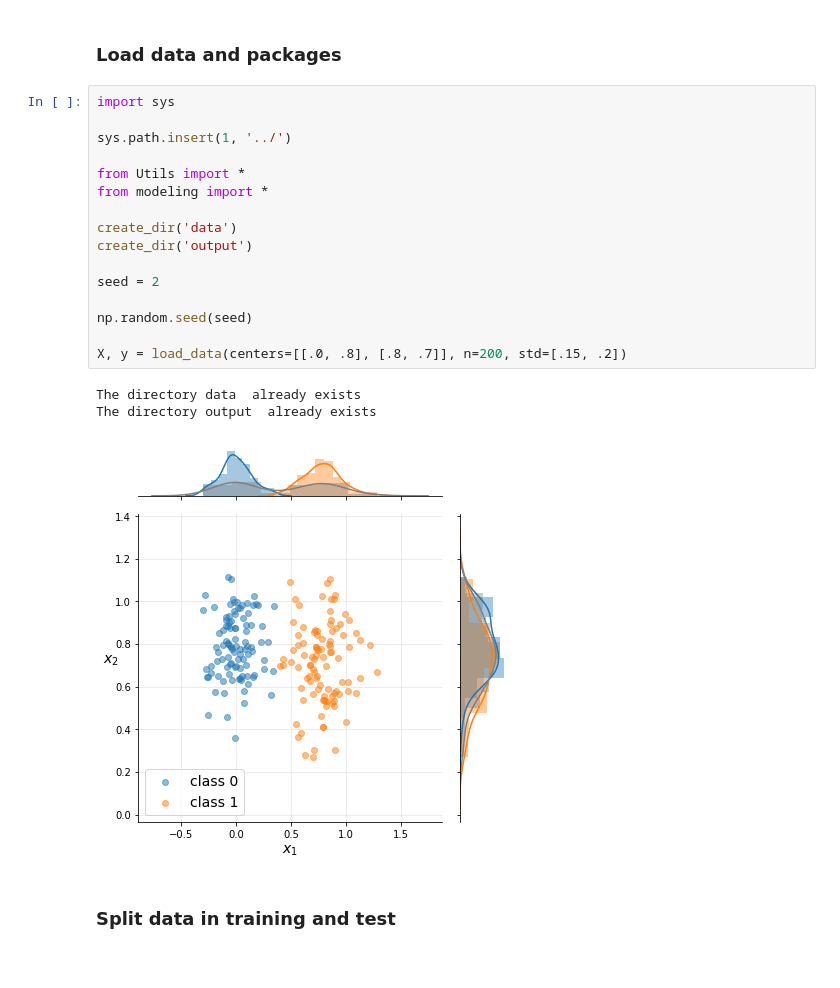
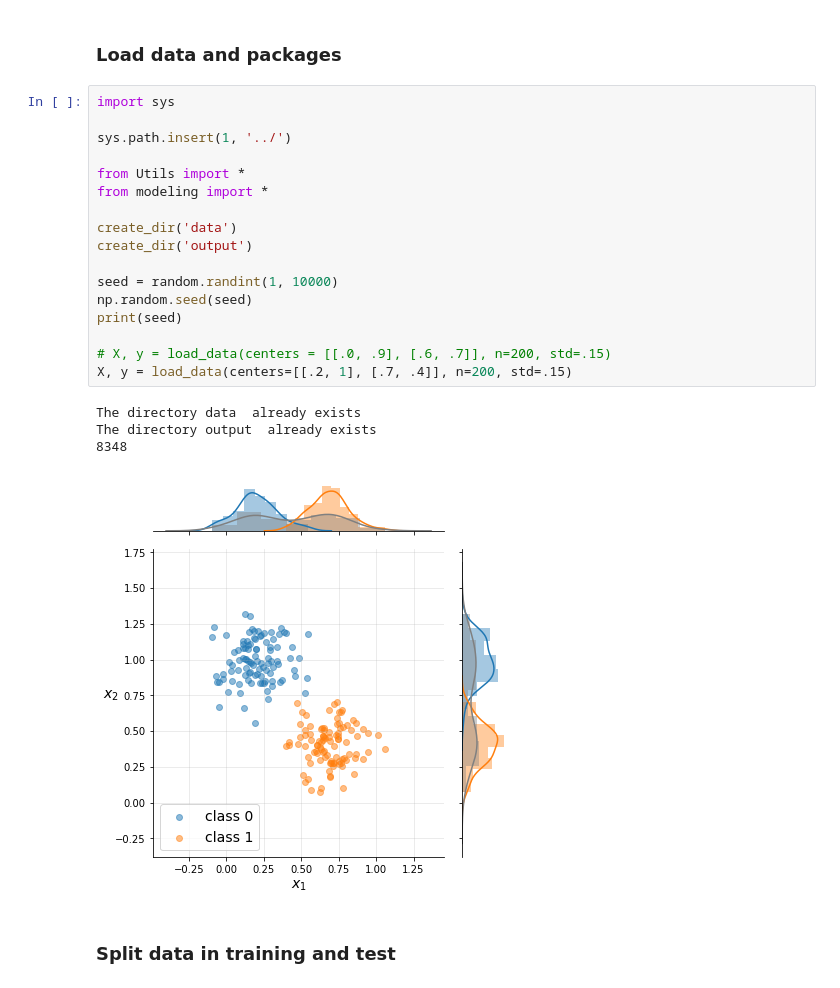
Before and after one commit to amacaluso/Quantum-Ensemble-for-Classification, a Jupyter notebook: notebooks/ensemble_vs_single.ipynb, the cells around one changed output. Drawn from its saved outputs; the diff is of its cells as text.

Commit message:
experiment N=200, 4 seeds complete

```diff
--- a/notebooks/ensemble_vs_single.ipynb
+++ b/notebooks/ensemble_vs_single.ipynb
@@ -5,23 +5,25 @@
 # %%
 import sys
 
 sys.path.insert(1, '../')
 
 from Utils import *
 from modeling import *
 
 create_dir('data')
 create_dir('output')
 
-seed = 2
+seed = random.randint(1, 10000)
+np.random.seed(seed)
+print(seed)
 
-np.random.seed(seed)
-
-X, y = load_data(centers=[[.0, .8], [.8, .7]], n=200, std=[.15, .2])
+# X, y = load_data(centers = [[.0, .9], [.6, .7]], n=200, std=.15)
+X, y = load_data(centers=[[.2, 1], [.7, .4]], n=200, std=.15)
 # %% [output]
 The directory data  already exists
 The directory output  already exists
+8348
-[figure, old version]
+[figure, new version]
 # %% [markdown]
 ### Split data in training and test
 # %%
```
Also changed, not shown: parts of 12 cells of this notebook, 14 other files.
